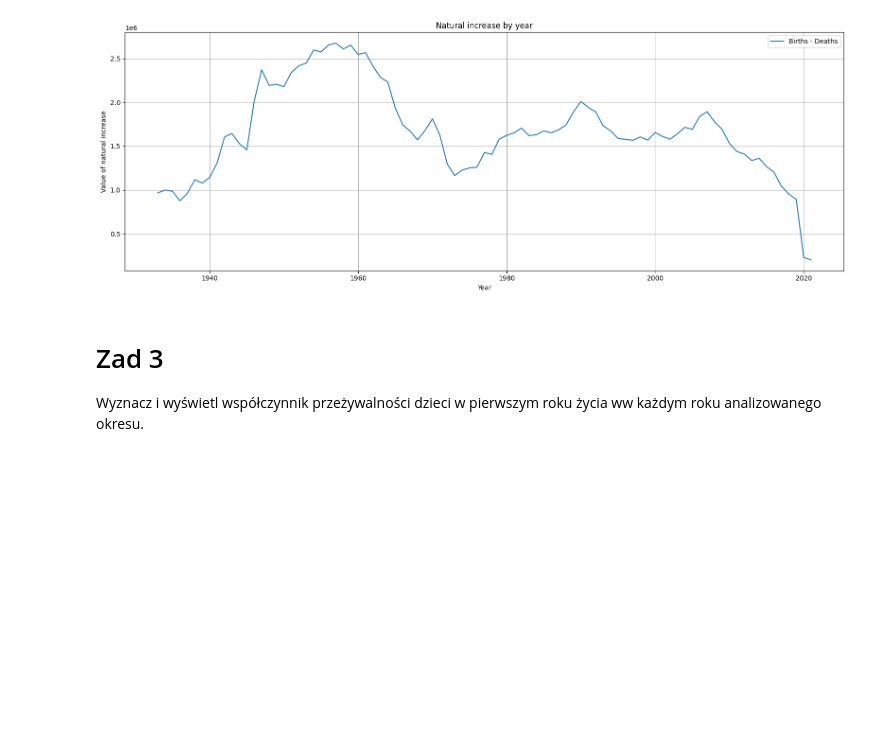
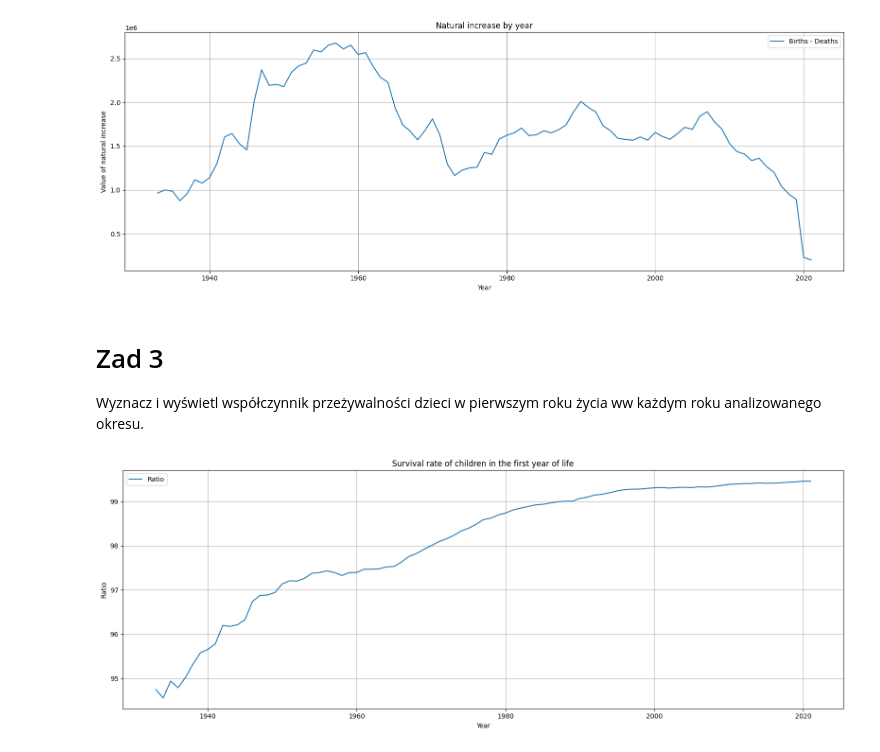
Before and after one commit to pawel-gawron/EAD-Eksploracyjna-analiza-danych, a Jupyter notebook: Lab 05 - Projekt pandas Matplotlib/Lab_05.ipynb, the cells around one changed output. Cells and saved outputs as stored; diff of their text form; code cells hidden in the pictures; blank space fills up the shorter version.

```diff
--- a/Lab 05 - Projekt pandas Matplotlib/Lab_05.ipynb
+++ b/Lab 05 - Projekt pandas Matplotlib/Lab_05.ipynb
@@ -485,3 +485,23 @@ plt.show()
 # %% [markdown]
 # Zad 3
 Wyznacz i wyświetl współczynnik przeżywalności dzieci w pierwszym roku życia ww każdym roku analizowanego okresu.
+# %%
+df_first_year_deaths = df_deaths[df_deaths['Age'] == '0']['Total']
+df_first_year_births = df_births['Total']
+
+ratio = ((df_first_year_births - df_first_year_deaths.values) / df_first_year_births.values) * 100
+
+fig, ax7 = plt.subplots(figsize=(16, 6))
+
+ax7.plot(df_deaths_by_year.index, ratio, label='Ratio')
+ax7.set_xlabel('Year')
+ax7.set_ylabel('Ratio')
+ax7.set_title(f'Survival rate of children in the first year of life')
+ax7.grid(True)
+ax7.legend(loc='best')
+
+
+plt.tight_layout()
+plt.show()
+# %% [output]
+[figure, added]
```
Also changed, not shown: parts of 4 cells of this notebook.
